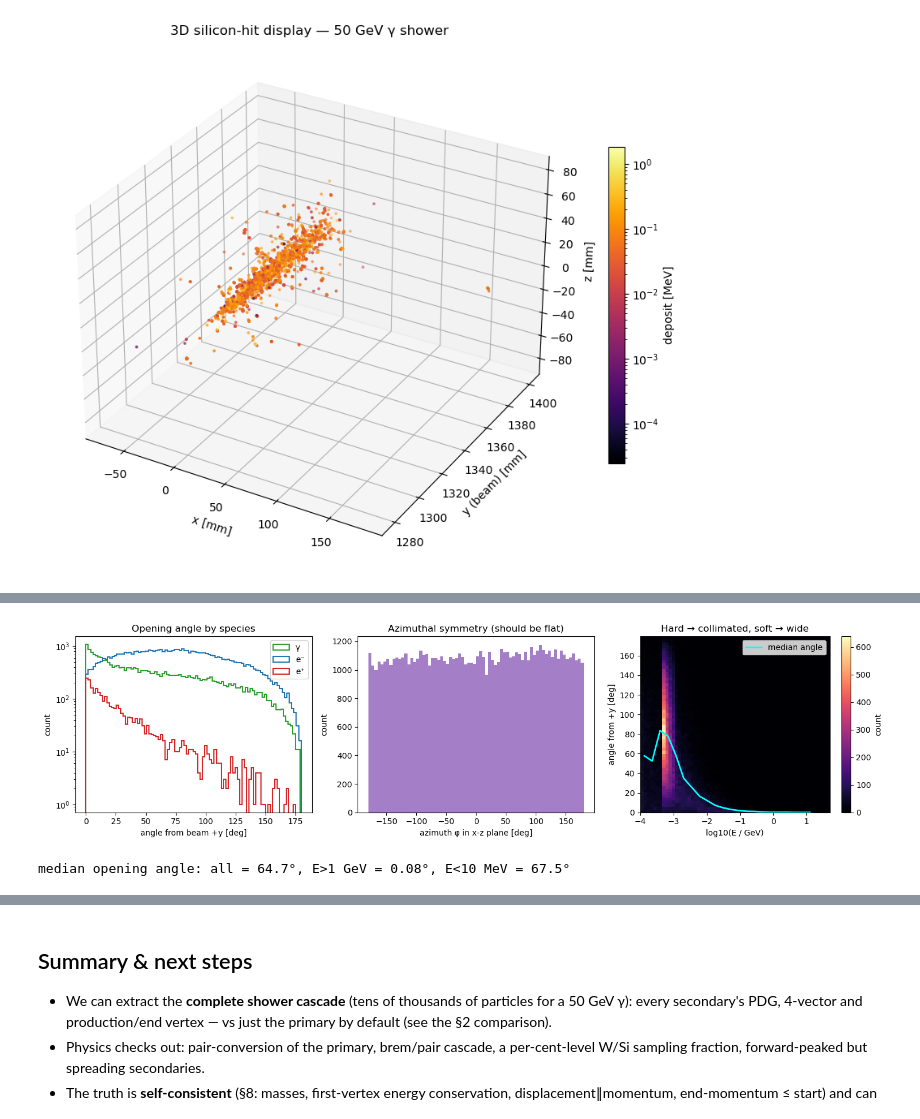
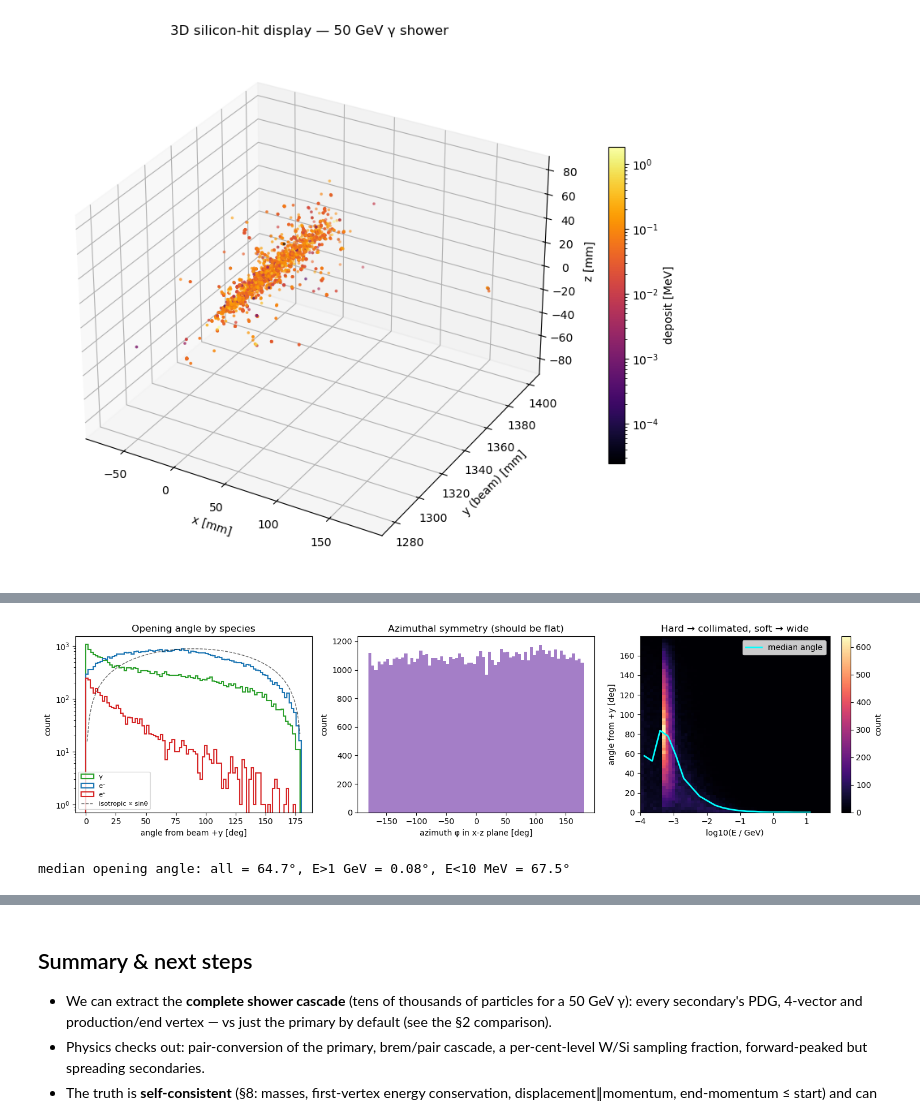
Before and after one commit to murtaza-safdari/CALOMAPS, a Jupyter notebook: notebooks/04_shower_4vectors.ipynb, the cells around one changed output, grey strips where cells are left out. Saved outputs shown, nothing was run; the diff lists cells and outputs as text; code cells hidden in the pictures.

```diff
--- a/notebooks/04_shower_4vectors.ipynb
+++ b/notebooks/04_shower_4vectors.ipynb
@@ -384,32 +481,35 @@ and this per-track opening angle is exactly the direction information a pixel si
 # %%
 pmag = np.sqrt(px**2 + py**2 + pz**2)
 good = (pmag > 0) & em
 theta = np.degrees(np.arccos(np.clip(py[good] / pmag[good], -1, 1)))   # angle from +y beam
 phi   = np.degrees(np.arctan2(pz[good], px[good]))                     # azimuth in the x-z plane
 Eg, gpdg = E[good], pdg[good]
 
 fig, ax = plt.subplots(1, 3, figsize=(15, 4))
-# (a) opening angle, split by species
+# (a) opening angle, split by species, against an isotropic (sin theta) reference
 for sel, lab, col in [(gpdg==22,"γ","#2ca02c"), (gpdg==11,"e⁻","#1f77b4"), (gpdg==-11,"e⁺","#d62728")]:
     ax[0].hist(theta[sel], bins=90, histtype="step", lw=1.5, color=col, label=lab)
+_cnt, _ed = np.histogram(theta[gpdg==11], bins=90); _tc = 0.5*(_ed[:-1]+_ed[1:])
+_ref = np.sin(np.radians(_tc)); _ref *= _cnt.max()/_ref.max()
+ax[0].plot(_tc, _ref, "k--", lw=1, alpha=0.6, label="isotropic ∝ sinθ")
 ax[0].set_yscale("log"); ax[0].set_xlabel("angle from beam +y [deg]"); ax[0].set_ylabel("count")
-ax[0].set_title("Opening angle by species"); ax[0].legend()
+ax[0].set_title("Opening angle by species"); ax[0].legend(fontsize=8)
 # (b) azimuthal symmetry (should be flat)
 ax[1].hist(phi, bins=72, color="#9467bd", alpha=0.85)
 ax[1].set_xlabel("azimuth φ in x-z plane [deg]"); ax[1].set_ylabel("count"); ax[1].set_ylim(bottom=0)
 ax[1].set_title("Azimuthal symmetry (should be flat)")
 # (c) collimation vs energy, with a median profile
 le = np.log10(np.clip(Eg, 1e-4, None))
 h = ax[2].hist2d(le, theta, bins=[60, 60], cmap="magma")
 xb = np.linspace(le.min(), le.max(), 25); xc = 0.5*(xb[:-1]+xb[1:])
 med = [np.median(theta[(le>=lo)&(le<hi)]) if ((le>=lo)&(le<hi)).any() else np.nan for lo, hi in zip(xb[:-1], xb[1:])]
 ax[2].plot(xc, med, color="cyan", lw=2, label="median angle")
 ax[2].set_xlabel("log10(E / GeV)"); ax[2].set_ylabel("angle from +y [deg]")
 ax[2].set_title("Hard → collimated, soft → wide"); ax[2].legend()
 plt.colorbar(h[3], ax=ax[2], label="count")
 plt.tight_layout(); plt.show()
 print(f"median opening angle: all = {np.median(theta):.1f}°, "
       f"E>1 GeV = {np.median(theta[Eg>1]):.2f}°, E<10 MeV = {np.median(theta[Eg<0.01]):.1f}°")
 # %% [output]
-[figure, old version]
+[figure, new version]
 median opening angle: all = 64.7°, E>1 GeV = 0.08°, E<10 MeV = 67.5°
```
Also changed, not shown: parts of 13 cells of this notebook.
